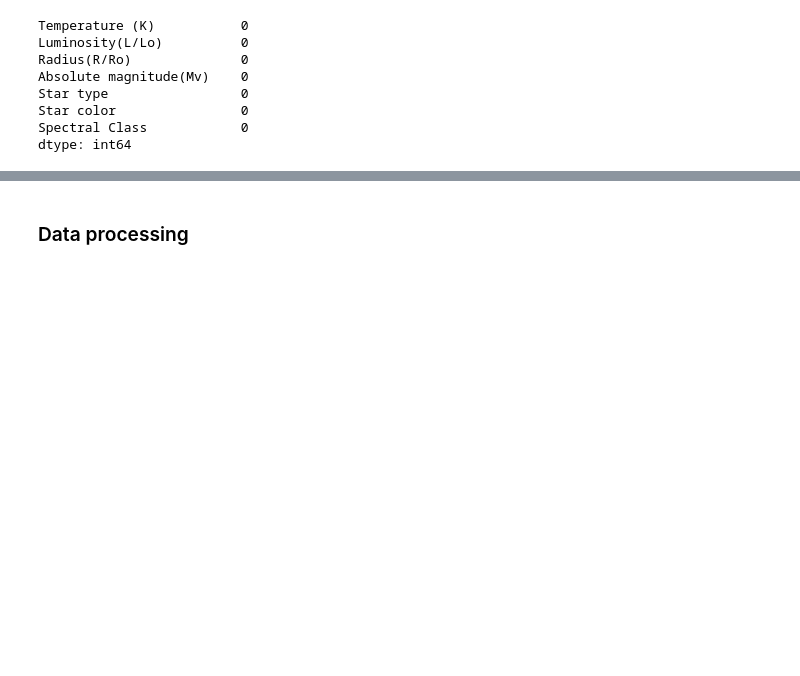
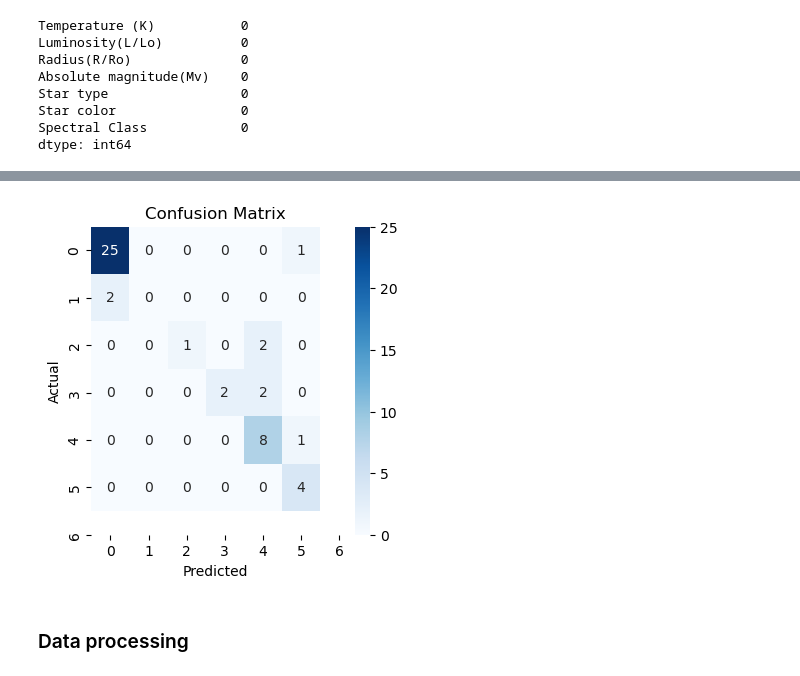
Before and after one commit to Sunnyshio/Spectral-Classification-of-a-Star, a Jupyter notebook: Spectral_classification_of_a_star.ipynb, the cells around one changed output, grey strips where cells are left out. Cells and saved outputs as stored; diff of their text form; code cells hidden in the pictures; blank space fills up the shorter version.

```diff
--- a/Spectral_classification_of_a_star.ipynb
+++ b/Spectral_classification_of_a_star.ipynb
@@ -290,3 +293,16 @@ dtype: int64
+# %%
+# Generate the confusion matrix
+cm = confusion_matrix(y_test, y_pred)
+
+# Visualize the confusion matrix using a heatmap
+plt.figure(figsize=(4,4))
+sns.heatmap(cm, annot=True, fmt='d', cmap='Blues', xticklabels=np.unique(y_features), yticklabels=np.unique(y_features))
+plt.xlabel('Predicted')
+plt.ylabel('Actual')
+plt.title('Confusion Matrix')
+plt.show()
+# %% [output]
+[figure, added]
 # %% [markdown]
 ### Data processing
 # %%
```
Also changed, not shown: parts of 21 cells of this notebook.
